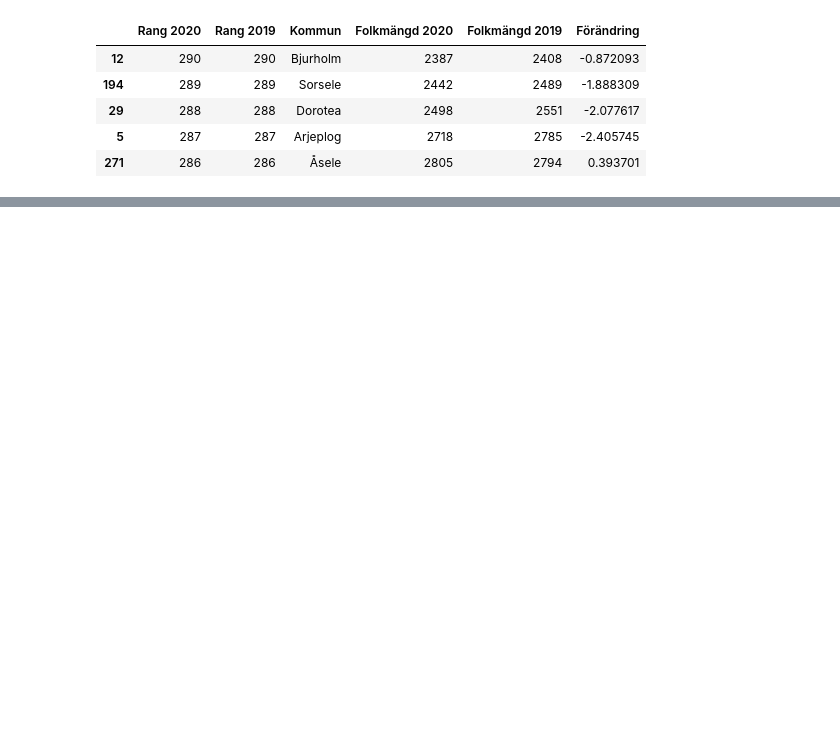
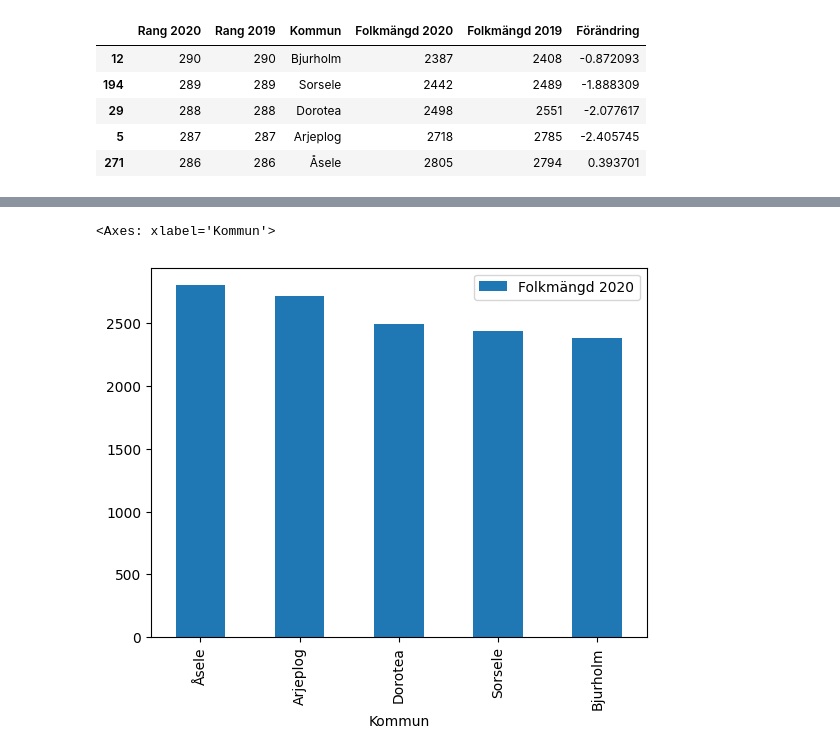
Before and after one commit to LordOfTurtles/Python-Erik-Johansson-OPA23, a Jupyter notebook: exercise/1.0_pandas_fundamentals.ipynb, the cells around one changed output, grey strips where cells are left out. Drawn from its saved outputs; the diff is of its cells as text; code cells hidden in the pictures; blank space fills up the shorter version.

```diff
--- a/exercise/1.0_pandas_fundamentals.ipynb
+++ b/exercise/1.0_pandas_fundamentals.ipynb
@@ -126,0 +155,5 @@ df_big_cities.sort_values("Rang 2020", ascending=False)[:5]
+# %%
+df_big_cities.nsmallest(5, ["Folkmängd 2020"]).sort_values("Folkmängd 2020", ascending=False).plot(kind="bar", x="Kommun", y="Folkmängd 2020")
+# %% [output]
+<Axes: xlabel='Kommun'>
+[figure, added]
```
Also changed, not shown: parts of 15 cells of this notebook, 1 other file.
